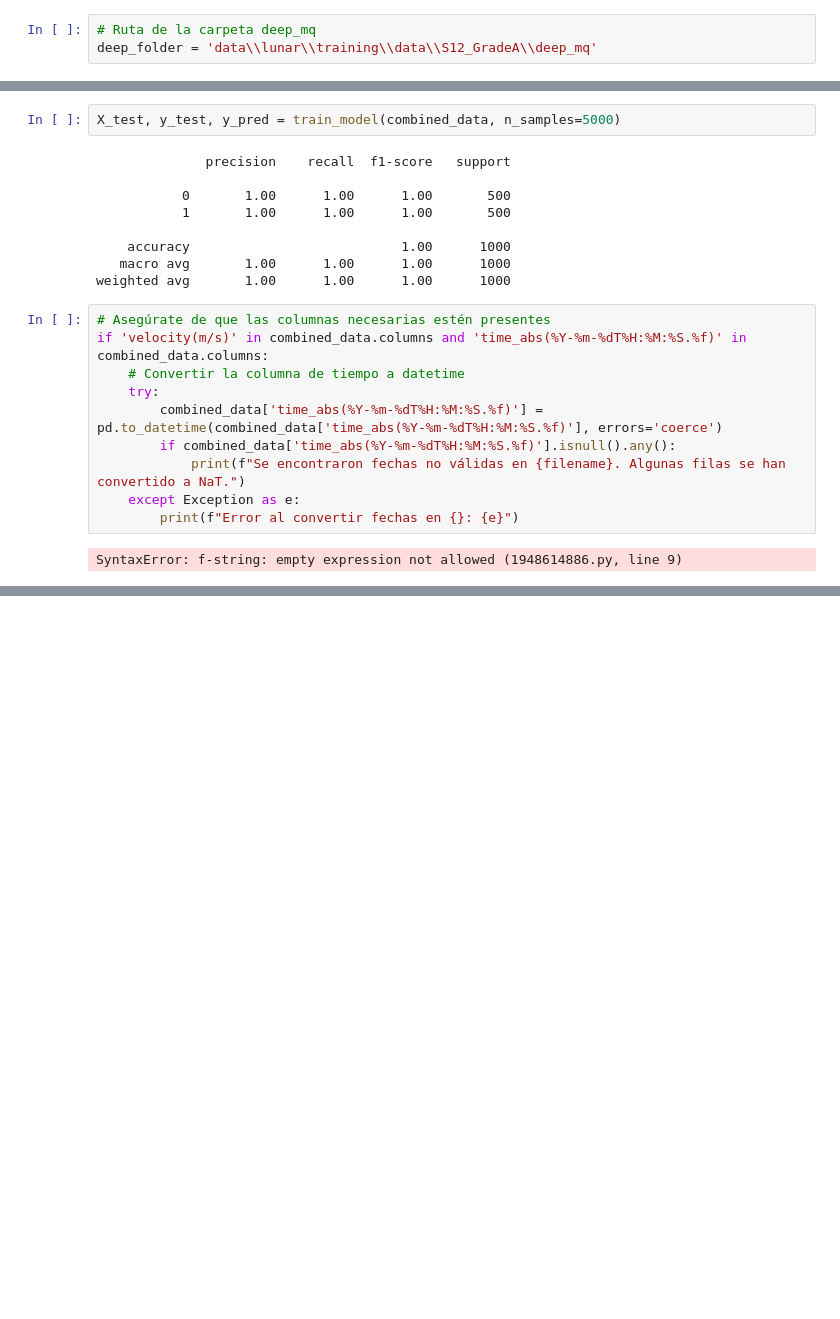
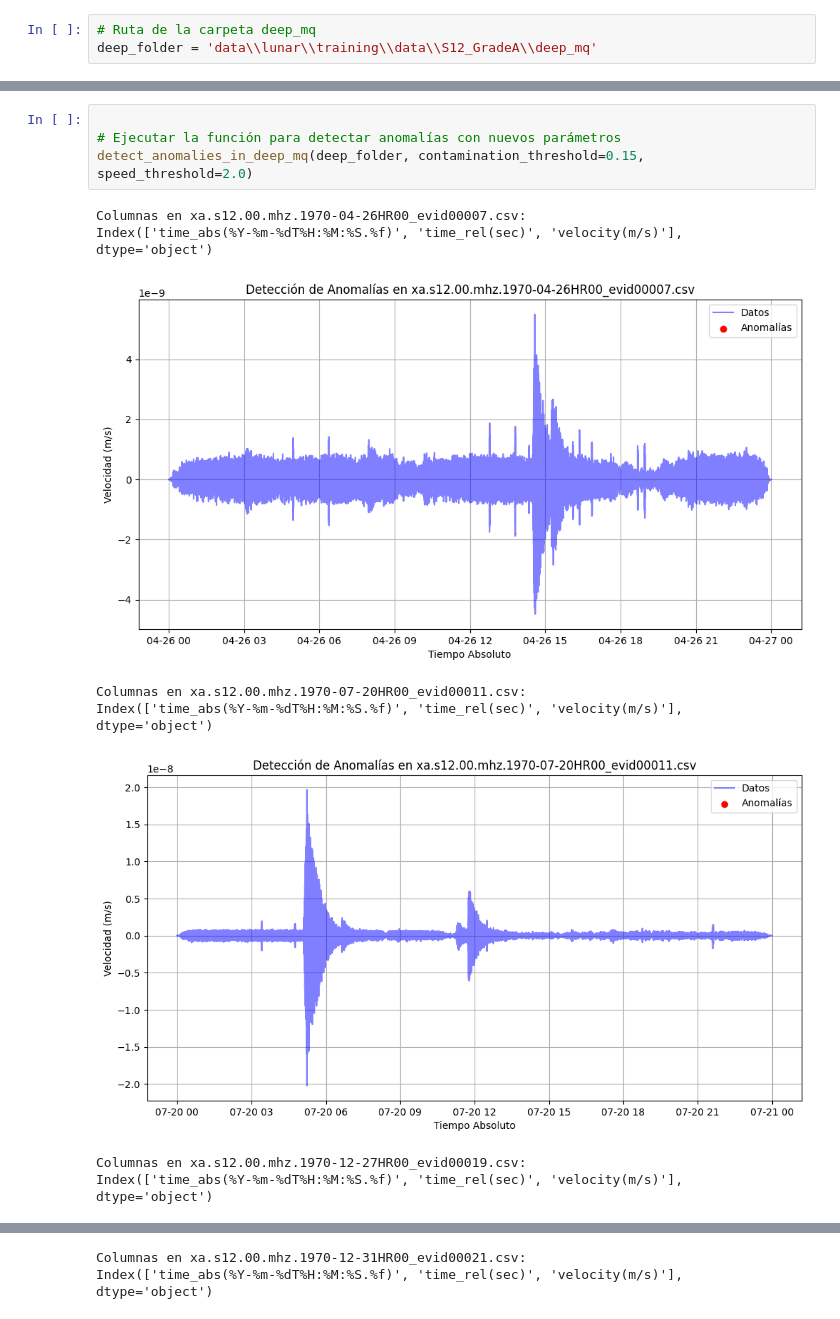
Before and after one commit to CarlosGarcia-YK/Hackaton, a Jupyter notebook: Code/DataPre_Anomalie.ipynb, the cells around one changed output, grey strips where cells are left out. Cells and saved outputs as stored; diff of their text form; blank space fills up the shorter version.

```diff
--- a/Code/DataPre_Anomalie.ipynb
+++ b/Code/DataPre_Anomalie.ipynb
@@ -120,23 +50,13 @@ def train_model(data_df, n_samples=5000):
-# %%
-X_test, y_test, y_pred = train_model(combined_data, n_samples=5000)
-# %% [output]
-              precision    recall  f1-score   support
-
-           0       1.00      1.00      1.00       500
-           1       1.00      1.00      1.00       500
-
-    accuracy                           1.00      1000
-   macro avg       1.00      1.00      1.00      1000
-weighted avg       1.00      1.00      1.00      1000
-# %%
-# Asegúrate de que las columnas necesarias estén presentes
-if 'velocity(m/s)' in combined_data.columns and 'time_abs(%Y-%m-%dT%H:%M:%S.%f)' in combined_data.columns:
-    # Convertir la columna de tiempo a datetime
-    try:
-        combined_data['time_abs(%Y-%m-%dT%H:%M:%S.%f)'] = pd.to_datetime(combined_data['time_abs(%Y-%m-%dT%H:%M:%S.%f)'], errors='coerce')
-        if combined_data['time_abs(%Y-%m-%dT%H:%M:%S.%f)'].isnull().any():
-            print(f"Se encontraron fechas no válidas en {filename}. Algunas filas se han convertido a NaT.")
-    except Exception as e:
-        print(f"Error al convertir fechas en {}: {e}")
-# %% [output]
-SyntaxError: f-string: empty expression not allowed (1948614886.py, line 9)
+# %%
+
+# Ejecutar la función para detectar anomalías con nuevos parámetros
+detect_anomalies_in_deep_mq(deep_folder, contamination_threshold=0.15, speed_threshold=2.0)
+# %% [output]
+Columnas en xa.s12.00.mhz.1970-04-26HR00_evid00007.csv:
+Index(['time_abs(%Y-%m-%dT%H:%M:%S.%f)', 'time_rel(sec)', 'velocity(m/s)'], dtype='object')
+[figure, added]
+Columnas en xa.s12.00.mhz.1970-07-20HR00_evid00011.csv:
+Index(['time_abs(%Y-%m-%dT%H:%M:%S.%f)', 'time_rel(sec)', 'velocity(m/s)'], dtype='object')
+[figure, added]
+Columnas en xa.s12.00.mhz.1970-12-27HR00_evid00019.csv:
+Index(['time_abs(%Y-%m-%dT%H:%M:%S.%f)', 'time_rel(sec)', 'velocity(m/s)'], dtype='object')
@@ -142,0 +64,2 @@ SyntaxError: f-string: empty expression not allowed (1948614886.py, line 9)
+Columnas en xa.s12.00.mhz.1970-12-31HR00_evid00021.csv:
+Index(['time_abs(%Y-%m-%dT%H:%M:%S.%f)', 'time_rel(sec)', 'velocity(m/s)'], dtype='object')
```
Also changed, not shown: parts of 6 cells of this notebook, 9 other files.
